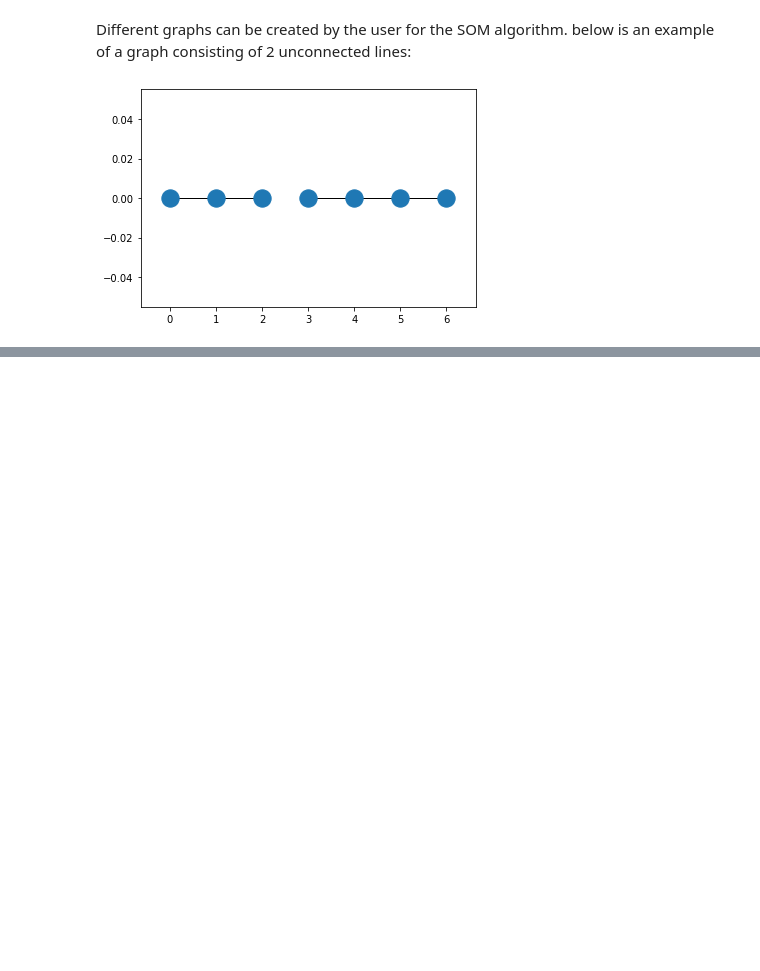
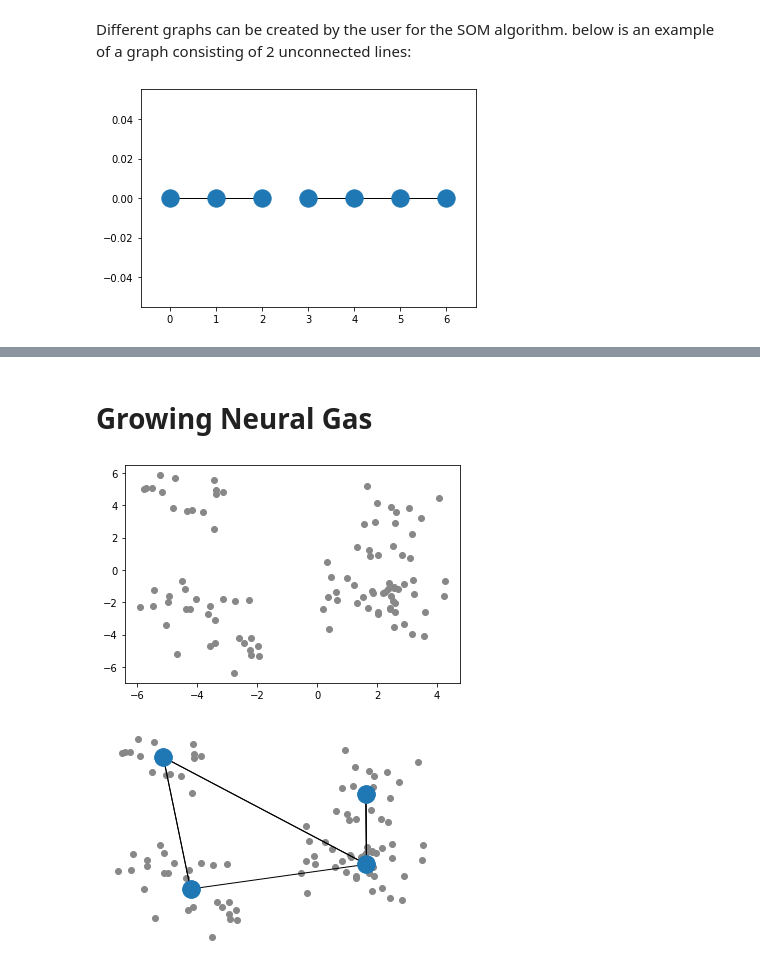
Before and after one commit to WillemSch/Topological-Learning, a Jupyter notebook: src/notebooks/SOM.ipynb, the cells around one changed output, grey strips where cells are left out. Saved outputs shown, nothing was run; the diff lists cells and outputs as text; code cells hidden in the pictures; blank space fills up the shorter version.

```diff
--- a/src/notebooks/SOM.ipynb
+++ b/src/notebooks/SOM.ipynb
@@ -109,0 +102,20 @@ Completed epoch
+# %% [markdown]
+# Growing Neural Gas
+# %%
+x, _ = datasets.make_blobs(random_state=47, center_box=(-5,5), centers=7)
+plt.scatter(x[:, 0], x[:, 1], c=['#888888'])
+plt.show()
+plt.close()
+
+gng = GNG.GNG(x)
+gng.train(100, learning_rate=0.1, age_threshold=3, node_creation_interval=1750, new_node_error_discount=.5,
+          step_error_discount=.2)
+
+plt.scatter(x[:, 0], x[:, 1], c=['#888888'])
+nx_graph = gng.graph.to_nx_graph()
+nx.draw(nx_graph, nx.get_node_attributes(nx_graph,'pos'))
+plt.show()
+plt.close()
+# %% [output]
+[figure, added]
+[figure, added]
```
Also changed, not shown: parts of 7 cells of this notebook, 5 other files.
